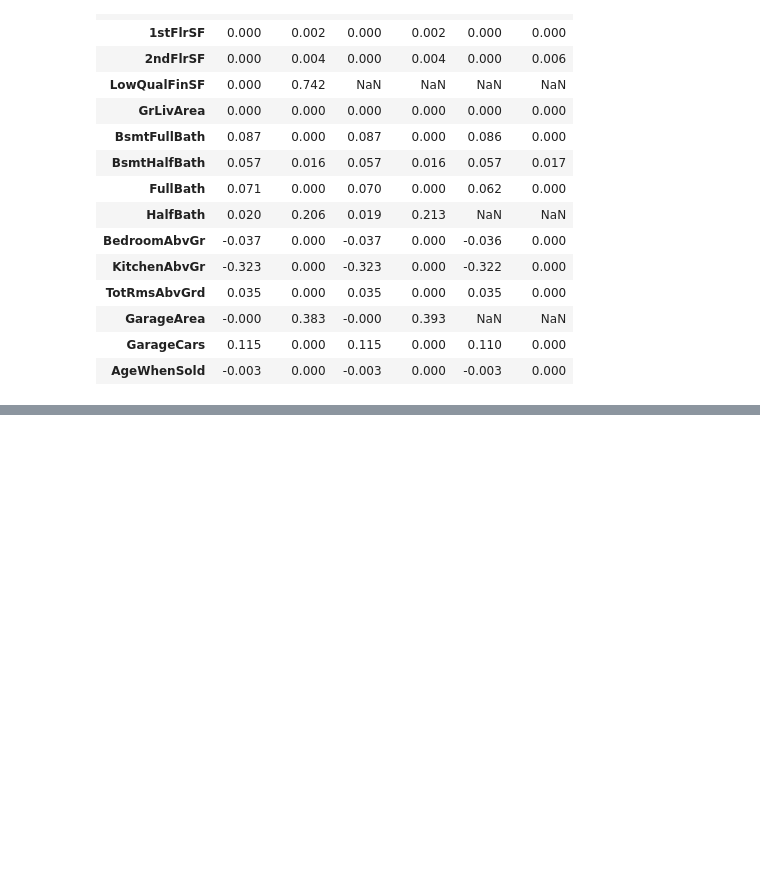
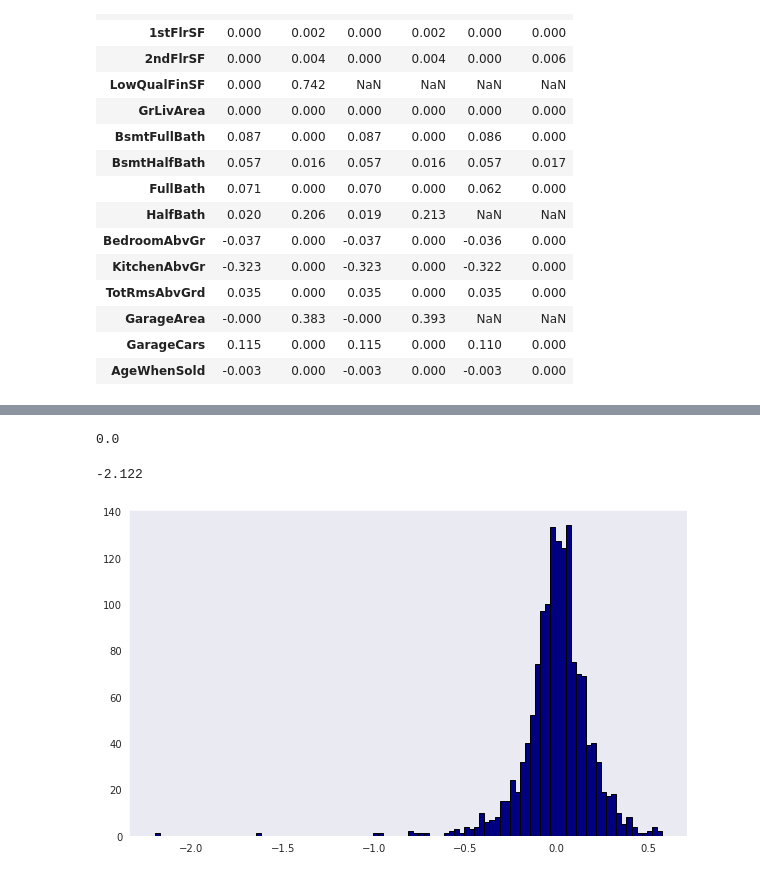
Before and after one commit to blue-santa/ames-housing, a Jupyter notebook: A_Multivariable_Study_of_the_Ames_Housing_Dataset.ipynb, the cells around one changed output, grey strips where cells are left out. Cells and saved outputs as stored; diff of their text form; code cells hidden in the pictures; blank space fills up the shorter version.

```diff
--- a/A_Multivariable_Study_of_the_Ames_Housing_Dataset.ipynb
+++ b/A_Multivariable_Study_of_the_Ames_Housing_Dataset.ipynb
@@ -1154,0 +1305,13 @@ pd.concat(frames, axis=1)
+# %%
+# Distribution of Residuals (log prices) - checking for normality
+resid_mean = round(results.resid.mean(), 3)
+resid_skew = round(results.resid.skew(), 3)
+display(resid_mean, resid_skew)
+
+plt.figure(figsize=(10,6))
+plt.hist(results.resid, bins=100, ec='black', color='navy')
+plt.show()
+# %% [output]
+0.0
+-2.122
+[figure, added]
```
Also changed, not shown: parts of 11 cells of this notebook, 1 other file.
